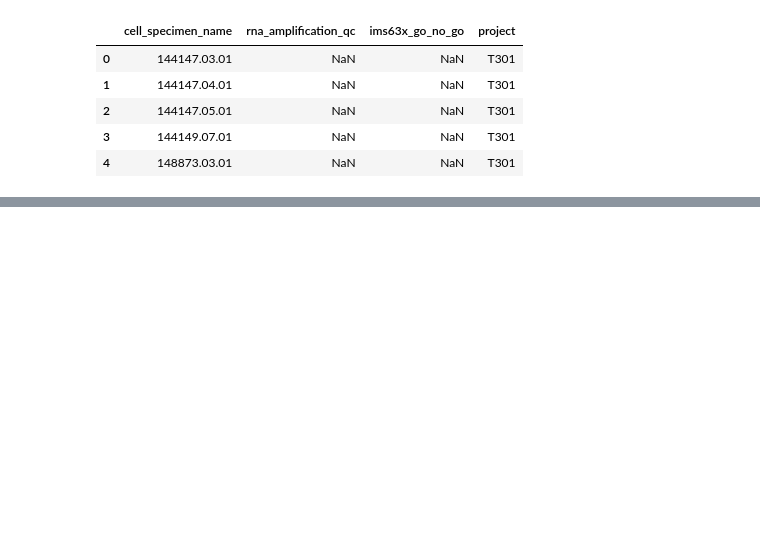
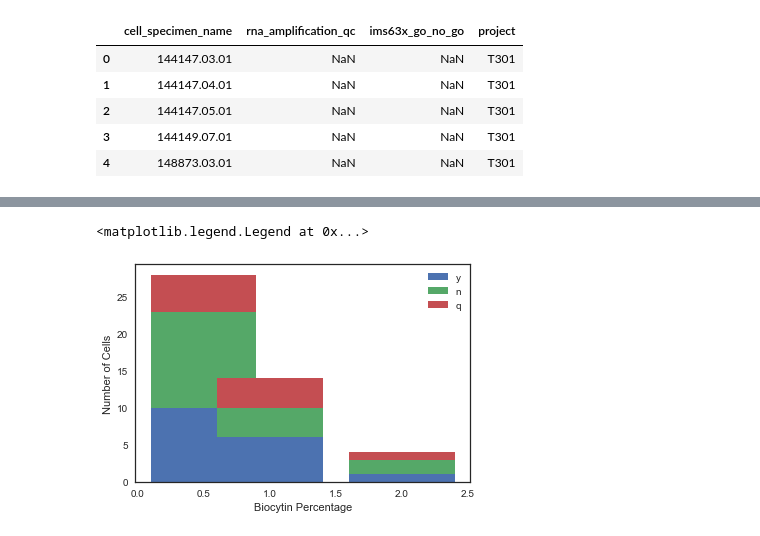
Before and after one commit to lindsayng/analysis, a Jupyter notebook: 1 % biocytin pilot.ipynb, the cells around one changed output, grey strips where cells are left out. Drawn from its saved outputs; the diff is of its cells as text; code cells hidden in the pictures; blank space fills up the shorter version.

```diff
--- a/1 % biocytin pilot.ipynb
+++ b/1 % biocytin pilot.ipynb
@@ -55,0 +57,21 @@ df
+# %%
+#df["biocytin_percentage"] = df["biocytin_percentage"].astype(str)
+#x = ["0.5","1.0","2.0"]
+x = [0.5,1,2]
+
+fill = ['y', 'n', 'q']
+
+bottom = np.zeros(len(x))
+y = np.zeros(len(x))
+for p in fill:
+    bottom = bottom + y
+    y = [len(df[(df['biocytin_percentage'] == f) & (df['biocytin_fill_20x'] == p)]) for f in x]
+    plt.bar(x, y, bottom = bottom, label = p)
+
+
+plt.xlabel('Biocytin Percentage')
+plt.ylabel('Number of Cells')
+plt.legend()
+# %% [output]
+<matplotlib.legend.Legend at 0x...>
+[figure, added]
```
Also changed, not shown: parts of 6 cells of this notebook, 2 other files.
